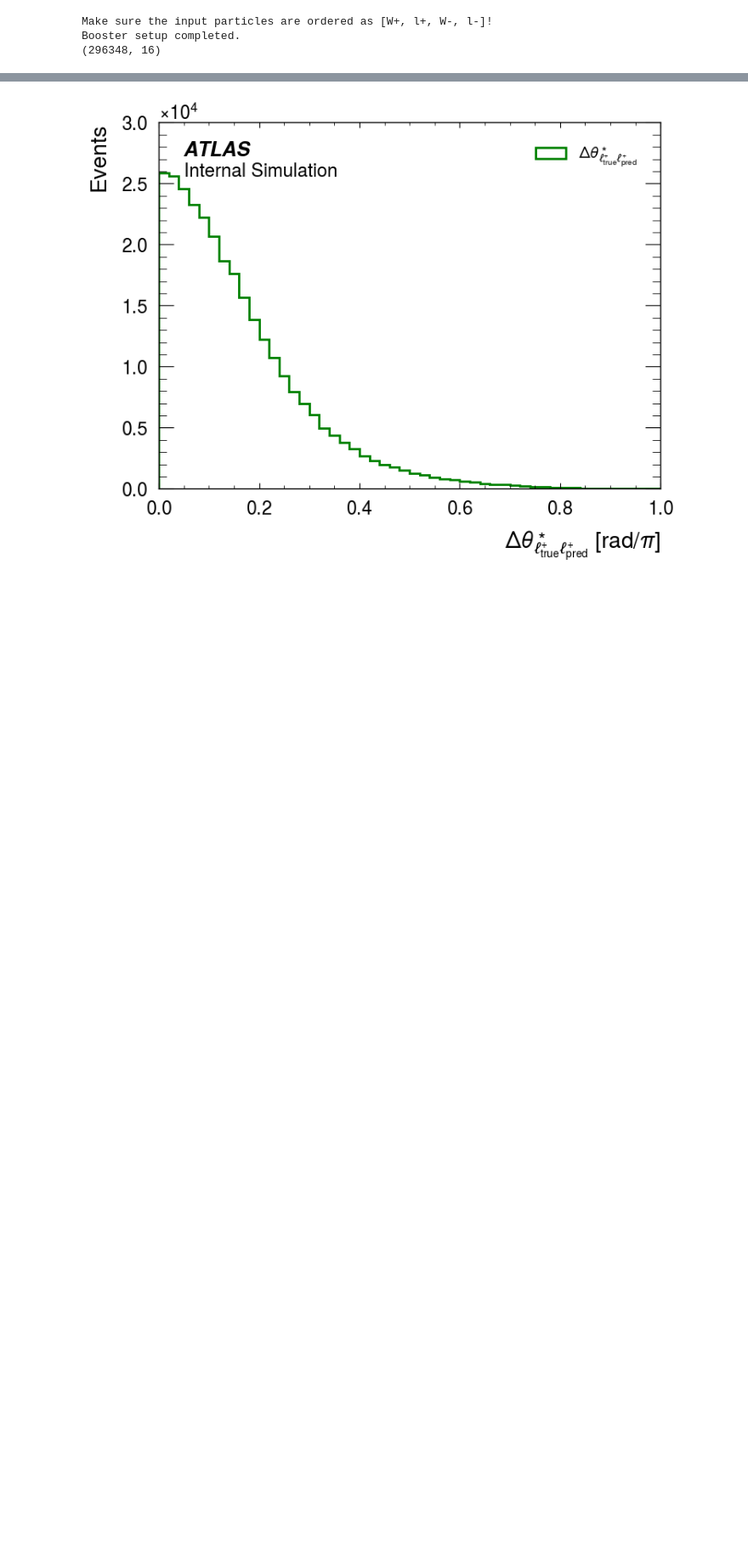
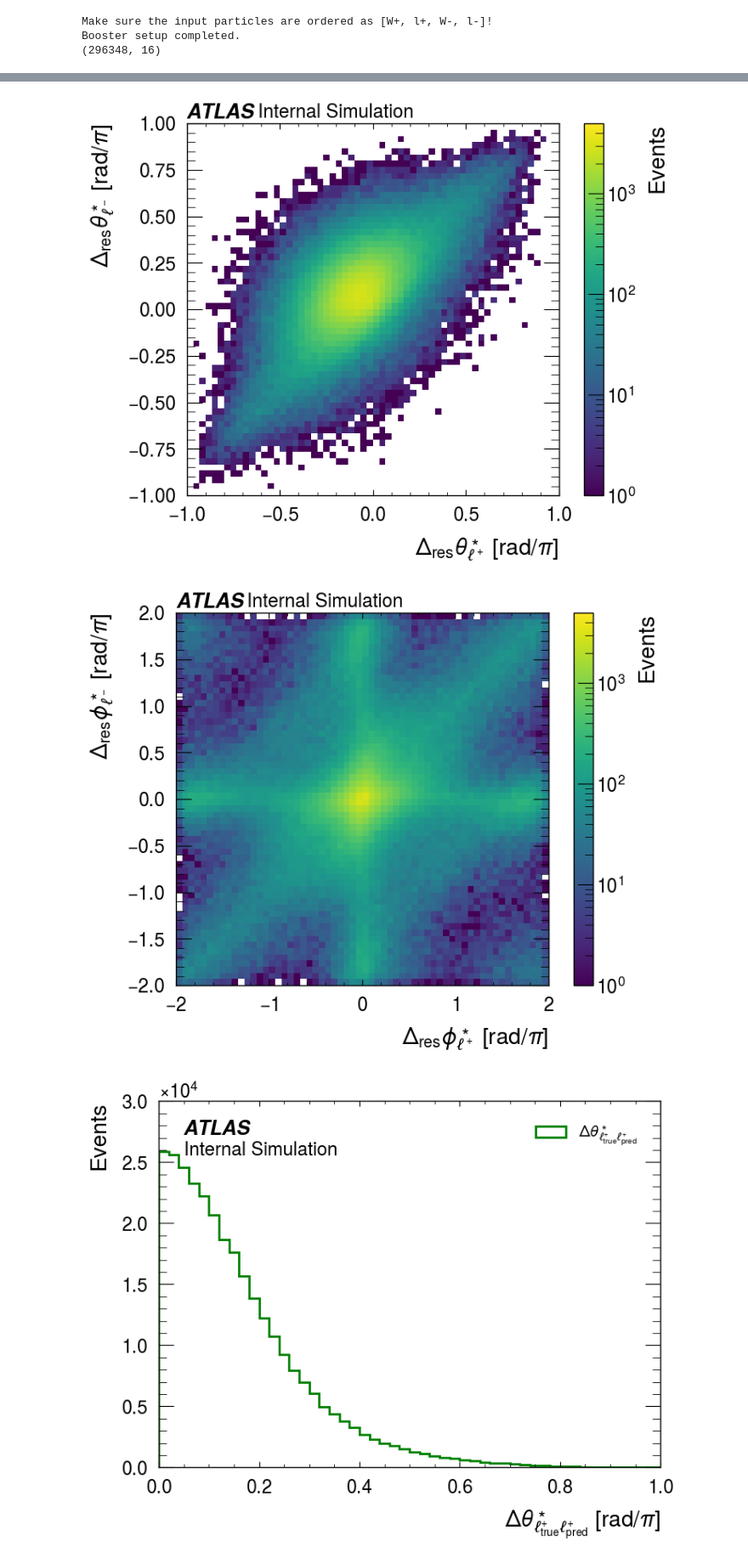
Before and after one commit to yygarypeng/ww-pcres, a Jupyter notebook: visualize.ipynb, the cells around one changed output, grey strips where cells are left out. Shown at 85% size. Saved outputs shown, nothing was run; the diff lists cells and outputs as text; code cells hidden in the pictures; blank space fills up the shorter version.

```diff
--- a/visualize.ipynb
+++ b/visualize.ipynb
@@ -252,4 +304,15 @@ l- phi RMSE: 0.7252411644824313
 [figure]
+# %%
+l0_theta_res = pred_l0_theta_phi[0] - true_l0_theta_phi[0]
+l1_theta_res = pred_l1_theta_phi[0] - true_l1_theta_phi[0]
+plot_2d_res_hist(l0_theta_res, l1_theta_res, name_pos=r"$\theta^\ast_{\ell^+}$", name_neg=r"$\theta^\ast_{\ell^-}$", bins_edges=np.linspace(-1, 1, 61), log=True, unit="rad/$\pi$", color="black", vmax=5e3, savepath="./figures/lep_theta_res_2d.pdf")
+
+l0_phi_res = pred_l0_theta_phi[1] - true_l0_theta_phi[1]
+l1_phi_res = pred_l1_theta_phi[1] - true_l1_theta_phi[1]
+plot_2d_res_hist(l0_phi_res, l1_phi_res, name_pos=r"$\phi^\ast_{\ell^+}$", name_neg=r"$\phi^\ast_{\ell^-}$", bins_edges=np.linspace(-2, 2, 61), log=True, unit="rad/$\pi$", color="black", vmax=5e3, savepath="./figures/lep_phi_res_2d.pdf")
+# %% [output]
+[figure, added]
+[figure, added]
 # %%
 def dphi(phi1, phi2):
     phi_diff = phi1 * np.pi - phi2 * np.pi
```
Also changed, not shown: parts of 14 cells of this notebook, 36 other files.
